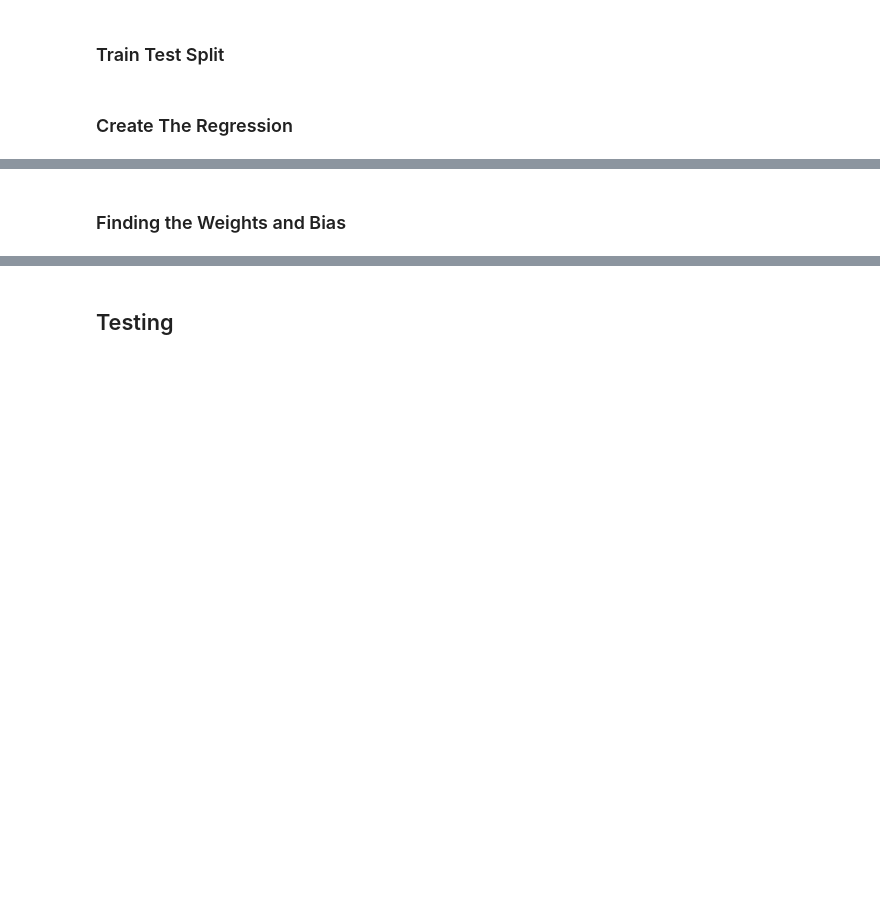
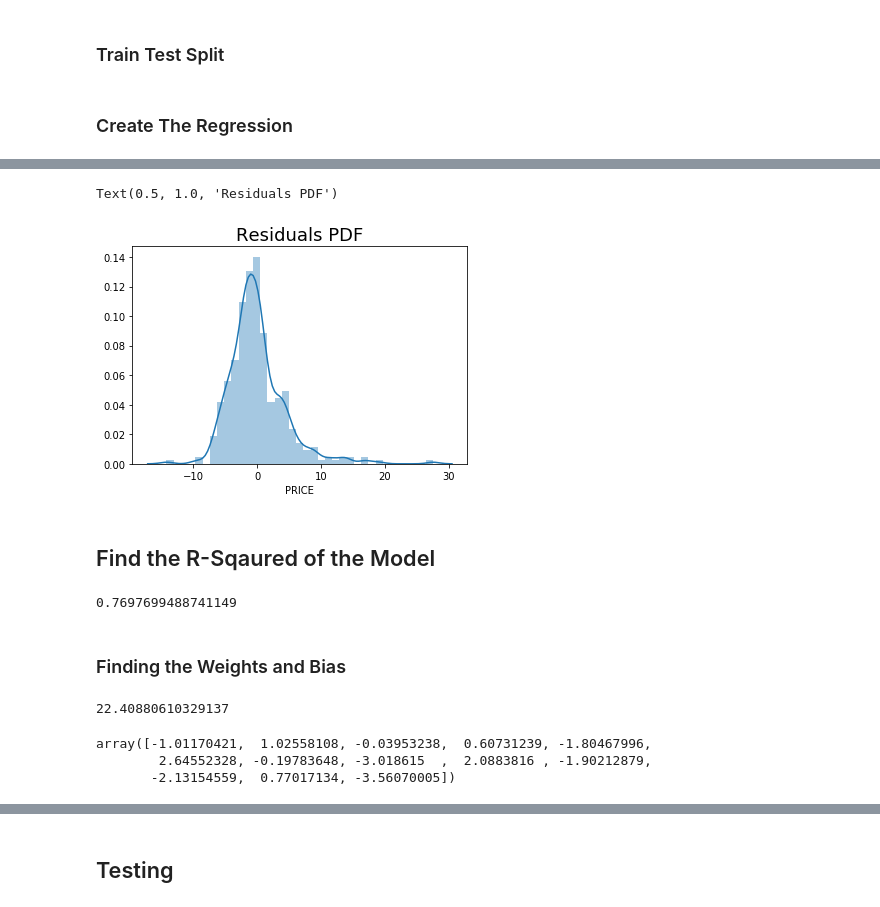
Before and after one commit to Andre-Williams22/DS-2.1-Machine-Learning, a Jupyter notebook: Homework/Boston_Housing Linear-Regression.ipynb, the cells around one changed output, grey strips where cells are left out. Saved outputs shown, nothing was run; the diff lists cells and outputs as text; code cells hidden in the pictures; blank space fills up the shorter version.

```diff
--- a/Homework/Boston_Housing Linear-Regression.ipynb
+++ b/Homework/Boston_Housing Linear-Regression.ipynb
@@ -192,2 +228,42 @@ x_train, y_train, x_test, y_test
+# %%
+# Another useful check of our model is a residual plot
+# We can plot the PDF of the residuals and check for anomalies
+sns.distplot(y_train - y_hat)
+
+# Include a title
+plt.title("Residuals PDF", size=18)
+
+# In the best case scenario this plot should be normally distributed
+# In our case we notice that there are many negative residuals (far away from the mean)
+# Given the definition of the residuals (y_train - y_hat), negative values imply
+# that y_hat (predictions) are much higher than y_train (the targets)
+# This is food for thought to improve our model
+# %% [output]
+Text(0.5, 1.0, 'Residuals PDF')
+[figure, added]
+# %% [markdown]
+## Find the R-Sqaured of the Model
+# %%
+# Find the R-squared of the model
+reg.score(x_train,y_train)
+
+# Note that this is NOT the adjusted R-squared
+# in other words... find the Adjusted R-squared to have the appropriate measure :)
+# %% [output]
+0.7697699488741149
 # %% [markdown]
 ### Finding the Weights and Bias
+# %%
+# Obtain the bias (intercept) of the regression
+reg.intercept_
+# %% [output]
+22.40880610329137
+# %%
+# Obtain the weights (coefficients) of the regression
+reg.coef_
+
+# Note that they are barely interpretable if at all
+# %% [output]
+array([-1.01170421,  1.02558108, -0.03953238,  0.60731239, -1.80467996,
+        2.64552328, -0.19783648, -3.018615  ,  2.0883816 , -1.90212879,
+       -2.13154559,  0.77017134, -3.56070005])
```
Also changed, not shown: parts of 16 cells of this notebook.
